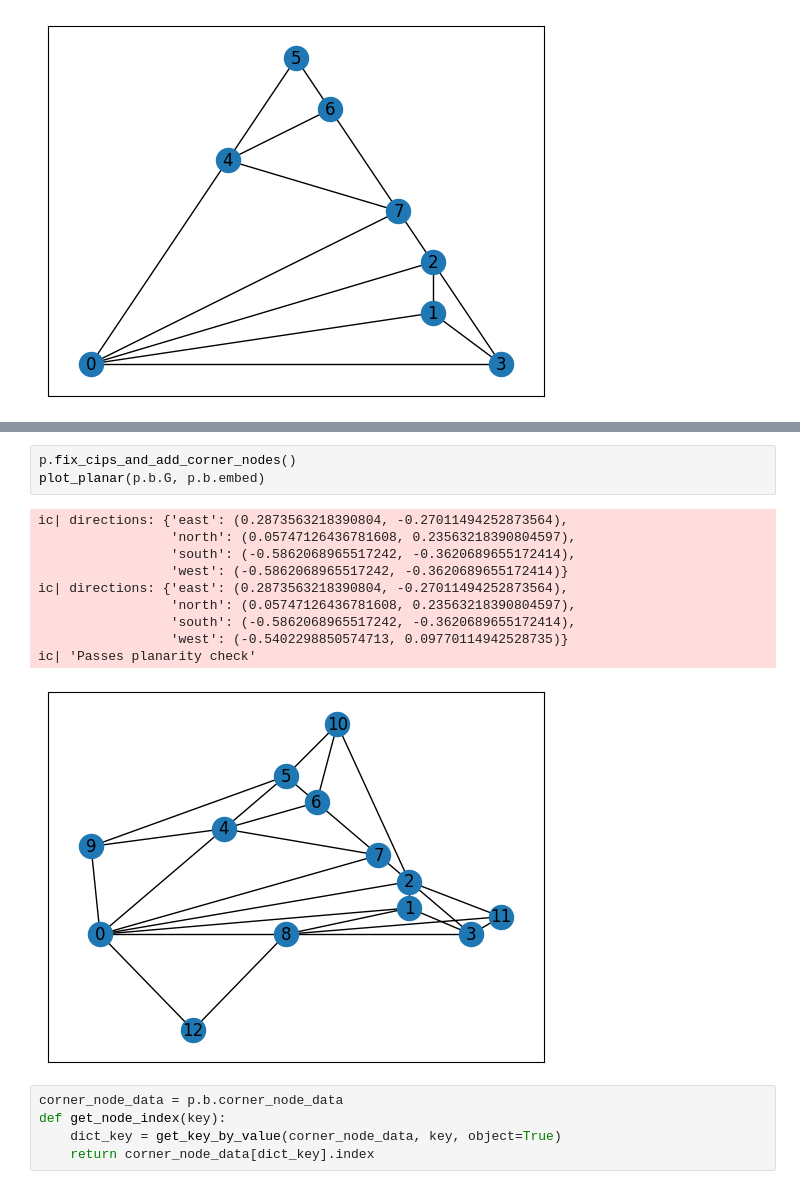
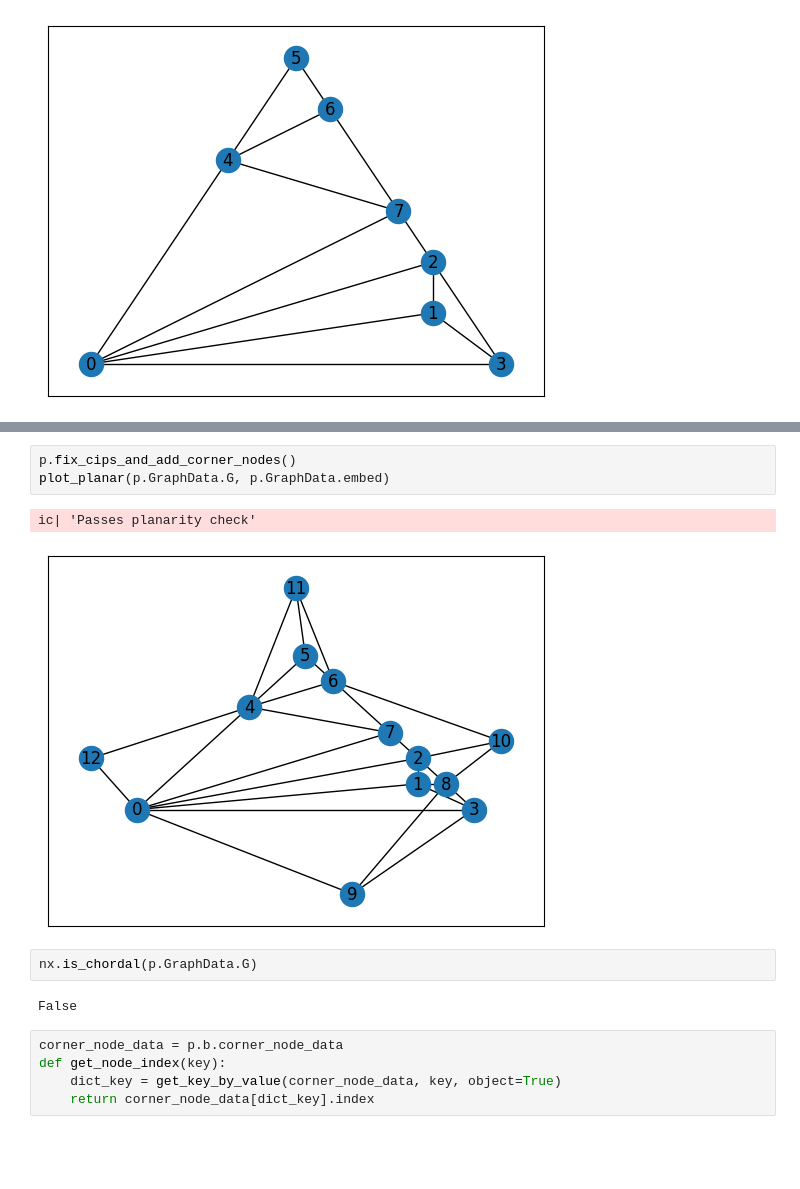
Before and after one commit to juliet29/bisht2022, a Jupyter notebook: test11b_rcanon2.ipynb, the cells around one changed output, grey strips where cells are left out. Cells and saved outputs as stored; diff of their text form; blank space fills up the shorter version.

```diff
--- a/test11b_rcanon2.ipynb
+++ b/test11b_rcanon2.ipynb
@@ -20,17 +20,13 @@ ic| len(l3_cycles): 8, m: 16, n: 9, m - n + 1: 8
 # %%
 p.fix_cips_and_add_corner_nodes()
-plot_planar(p.b.G, p.b.embed)
+plot_planar(p.GraphData.G, p.GraphData.embed)
 # %% [output]
-ic| directions: {'east': (0.2873563218390804, -0.27011494252873564),
-                 'north': (0.05747126436781608, 0.23563218390804597),
-                 'south': (-0.5862068965517242, -0.3620689655172414),
-                 'west': (-0.5862068965517242, -0.3620689655172414)}
-ic| directions: {'east': (0.2873563218390804, -0.27011494252873564),
-                 'north': (0.05747126436781608, 0.23563218390804597),
-                 'south': (-0.5862068965517242, -0.3620689655172414),
-                 'west': (-0.5402298850574713, 0.09770114942528735)}
 ic| 'Passes planarity check'
-[figure, old version]
+[figure, new version]
+# %%
+nx.is_chordal(p.GraphData.G)
+# %% [output]
+False
 # %%
 corner_node_data = p.b.corner_node_data
 def get_node_index(key):
```
Also changed, not shown: parts of 6 cells of this notebook, 2 other files.
